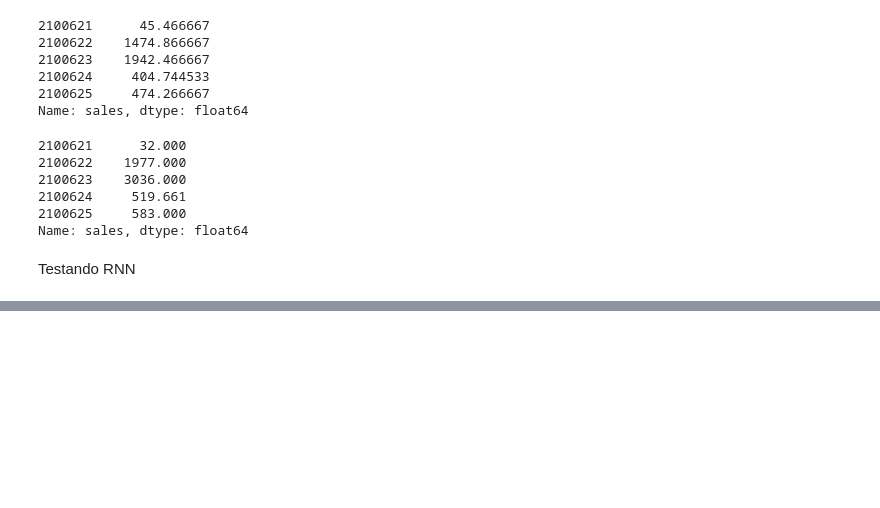
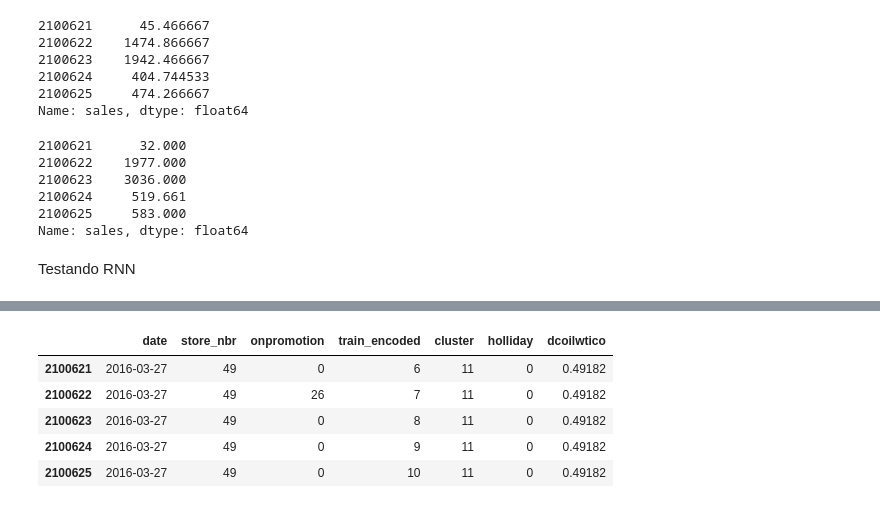
Before and after one commit to UFRJ-Analytica/kaggle-store-sales-time-series-forecasting, a Jupyter notebook: solution.ipynb, the cells around one changed output, grey strips where cells are left out. Cells and saved outputs as stored; diff of their text form; code cells hidden in the pictures; blank space fills up the shorter version.

```diff
--- a/solution.ipynb
+++ b/solution.ipynb
@@ -383,0 +434,9 @@ KeyboardInterrupt:
+# %%
+X_test.head()
+# %% [output]
+|  | date | store_nbr | onpromotion | train_encoded | cluster | holliday | dcoilwtico |
+| 2100621 | 2016-03-27 | 49 | 0 | 6 | 11 | 0 | 0.49182 |
+| 2100622 | 2016-03-27 | 49 | 26 | 7 | 11 | 0 | 0.49182 |
+| 2100623 | 2016-03-27 | 49 | 0 | 8 | 11 | 0 | 0.49182 |
+| 2100624 | 2016-03-27 | 49 | 0 | 9 | 11 | 0 | 0.49182 |
+| 2100625 | 2016-03-27 | 49 | 0 | 10 | 11 | 0 | 0.49182 |
```
Also changed, not shown: parts of 18 cells of this notebook.
